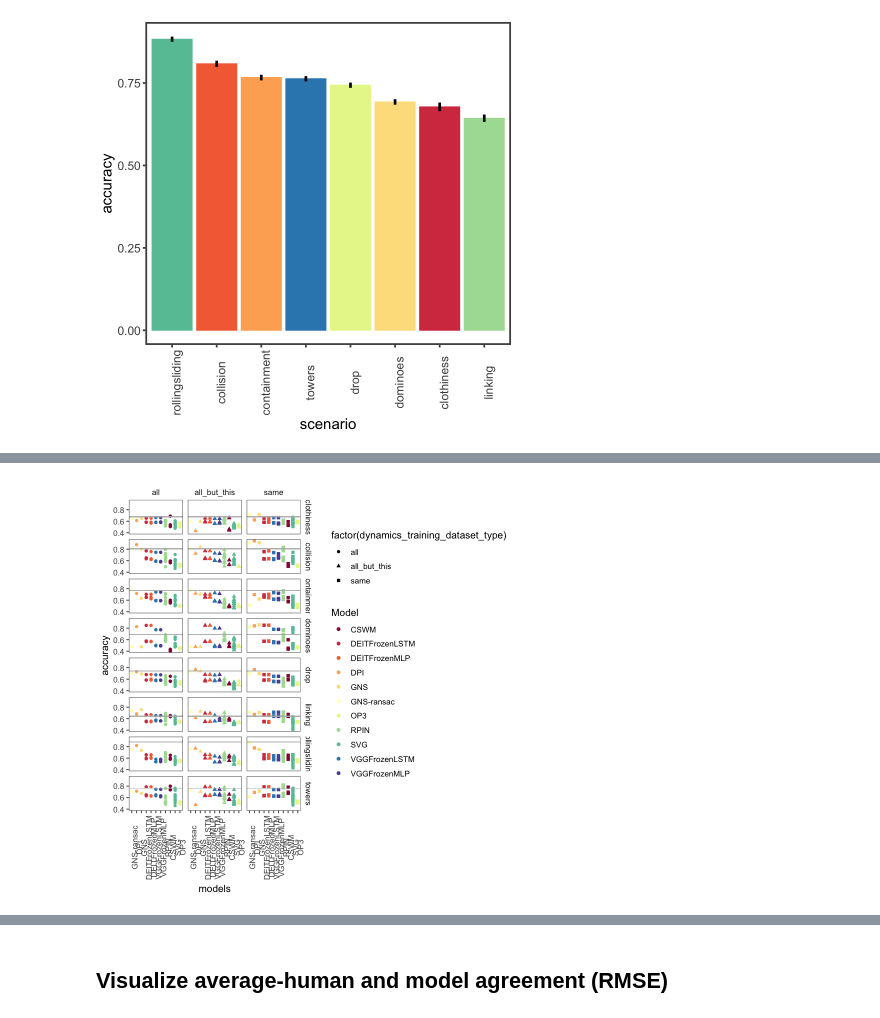
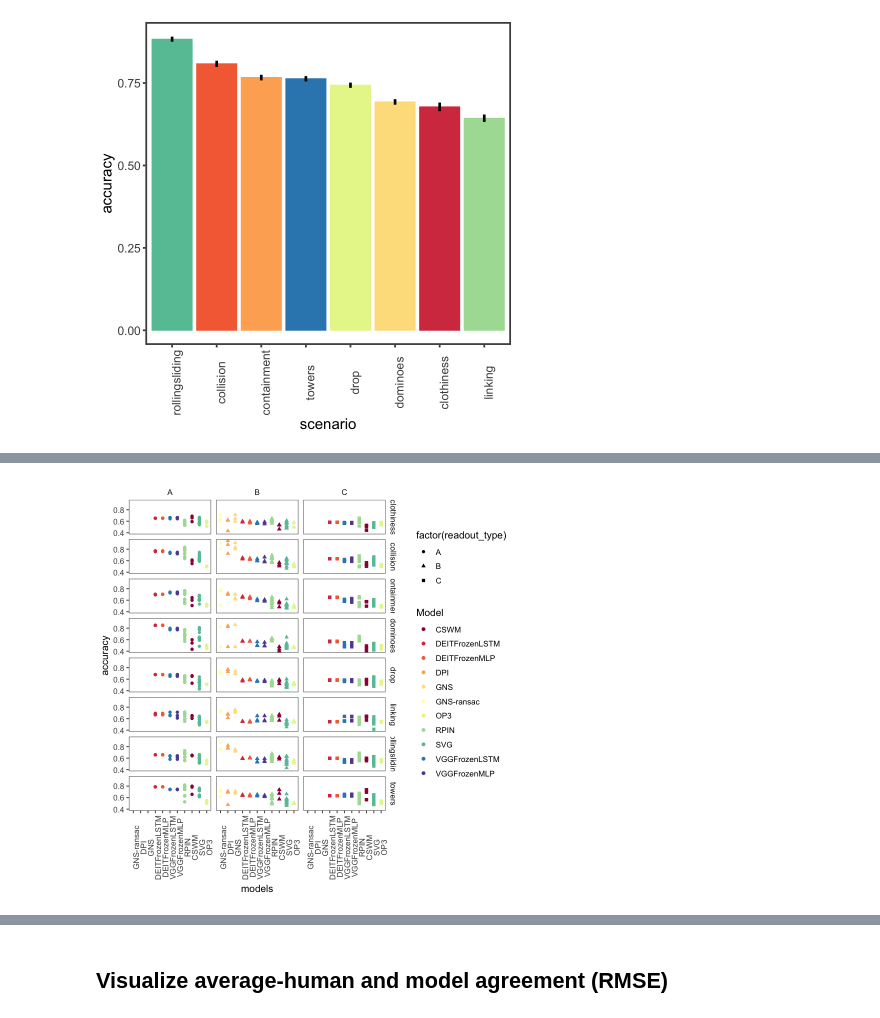
Before and after one commit to cogtoolslab/physics-benchmarking-neurips2021, a Jupyter notebook: analysis/inference_human_model_behavior.ipynb, the cells around one changed output, grey strips where cells are left out. Drawn from its saved outputs; the diff is of its cells as text; code cells hidden in the pictures.

```diff
--- a/analysis/inference_human_model_behavior.ipynb
+++ b/analysis/inference_human_model_behavior.ipynb
@@ -40,9 +40,10 @@ A <- A %>%
                   'visual_encoder_architecture' = 'Visual encoder architecture',
                   'dynamics_model_architecture' = 'Dynamics model architecture') %>%
     mutate(dynamics_model_architecture = factor(dynamics_model_architecture)) %>%
-    left_join(AH, by='scenario') %>%
+#     left_join(AH, by='scenario') %>%
     group_by(model_kind) %>%
-    mutate(avg_model_correct = mean(model_correct))
+    mutate(avg_model_correct = mean(model_correct)) %>%
+    ungroup()
 # %% [output]
 ── Column specification ────────────────────────────────────────────────────────
 cols(
@@ -130,19 +158,23 @@ Warning message:
 # %%
-## human model accuracy comparison by dynamics training data
+## A = "full sequence"
+## B = "initial + predicted"
+## C = "initial only"
+## human model accuracy comparison by readout type
+
 A %>%
     filter(readout_type %in% c('A','B','C')) %>%
     ggplot(aes(x=reorder(Model,-model_correct), y=model_correct,
-               color=Model, fill=Model, shape = factor(dynamics_training_dataset_type))) +
+               color=Model, fill=Model, shape = factor(readout_type))) +
     geom_point(stat='identity', position=position_dodge(0.3)) +
     #geom_hline(aes(yintercept = human_correct)) +
-    geom_rect(aes(ymin = ci_lb, ymax = ci_ub, xmin = -Inf, xmax = Inf), color=NA, fill = 'gray', alpha = 0.05) +
-    facet_grid(rows=vars(scenario), cols=vars(dynamics_training_dataset_type)) +
+#     geom_rect(aes(ymin = ci_lb, ymax = ci_ub, xmin = -Inf, xmax = Inf), color=NA, fill = 'gray', alpha = 0.05) +
+    facet_grid(rows=vars(scenario), cols=vars(readout_type)) +
     theme_few() +
     theme(axis.text.x = element_text(angle=90)) +
     xlab('models') +
     ylab('accuracy') +
     scale_fill_brewer(palette="Spectral") + scale_color_brewer(palette="Spectral")
 
-ggsave('../results/plots/human_model_accuracy_across_scenarios_by_dynamicsTraining.pdf', width=36, height = 36, units='cm')
+ggsave('../results/plots/human_model_accuracy_across_scenarios_by_readoutType.pdf', width=36, height = 36, units='cm')
 # %% [output]
-[figure, old version]
+[figure, new version]
```
Also changed, not shown: parts of 30 cells of this notebook.
